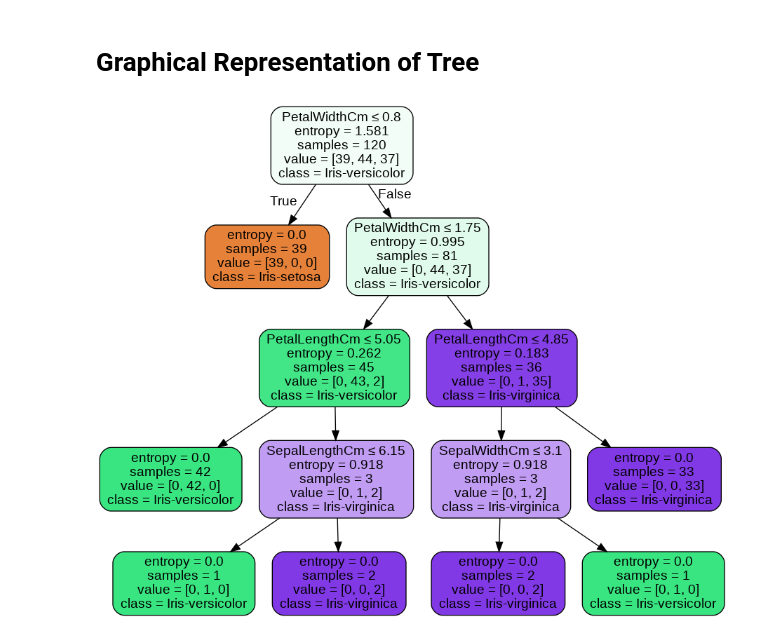
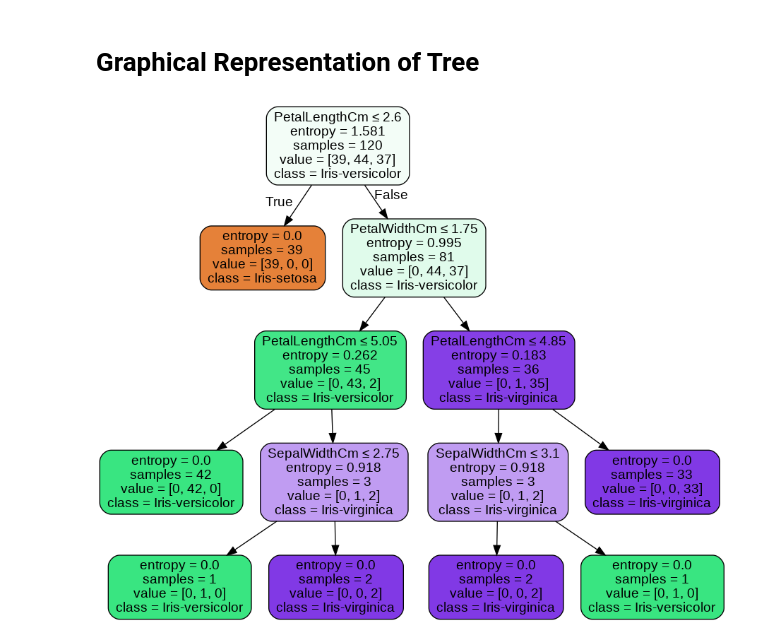
Before and after one commit to Uthsavikp/Machine-Learning, a Jupyter notebook: Task_3.ipynb, the cells around one changed output. Drawn from its saved outputs; the diff is of its cells as text; code cells hidden in the pictures.

```diff
--- a/Task_3.ipynb
+++ b/Task_3.ipynb
@@ -266,20 +266,19 @@ So I am selecting clf2.
 # %%
 from sklearn.tree import export_graphviz
 from sklearn.externals.six import StringIO
 from IPython.display import Image
 import pydotplus
 
 dot_data = StringIO()
-export_graphviz(clf2,
+export_graphviz(clf3,
                 out_file=dot_data,
                 filled=True,
                 rounded=True,
                 special_characters=True,
                 feature_names = X.columns,
                 class_names=['Iris-setosa','Iris-versicolor','Iris-virginica'])
 
 graph = pydotplus.graph_from_dot_data(dot_data.getvalue())
-graph.write_png('Iris.png')
 Image(graph.create_png())
 # %% [output]
-[figure, old version]
+[figure, new version]
```
Also changed, not shown: parts of 1 cell of this notebook.
